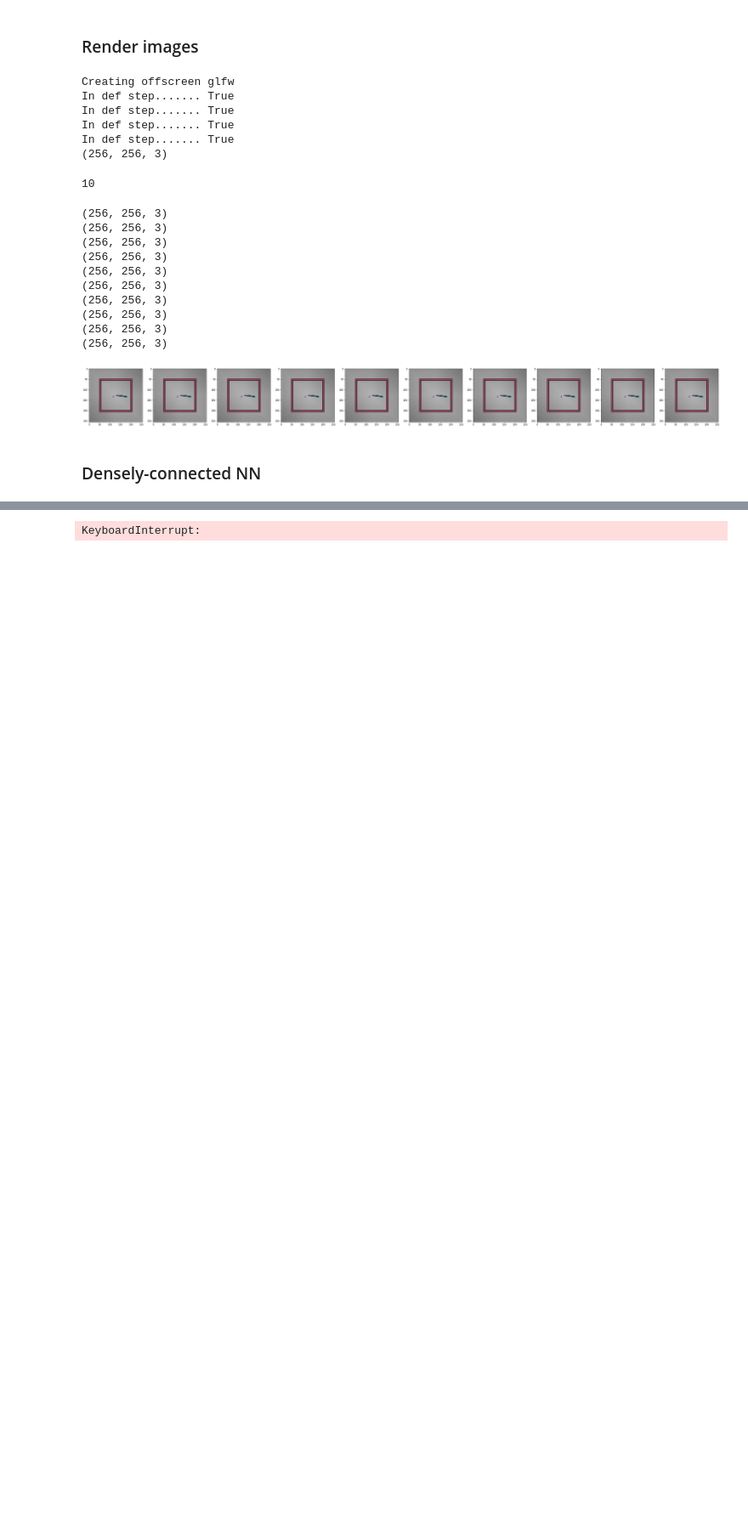
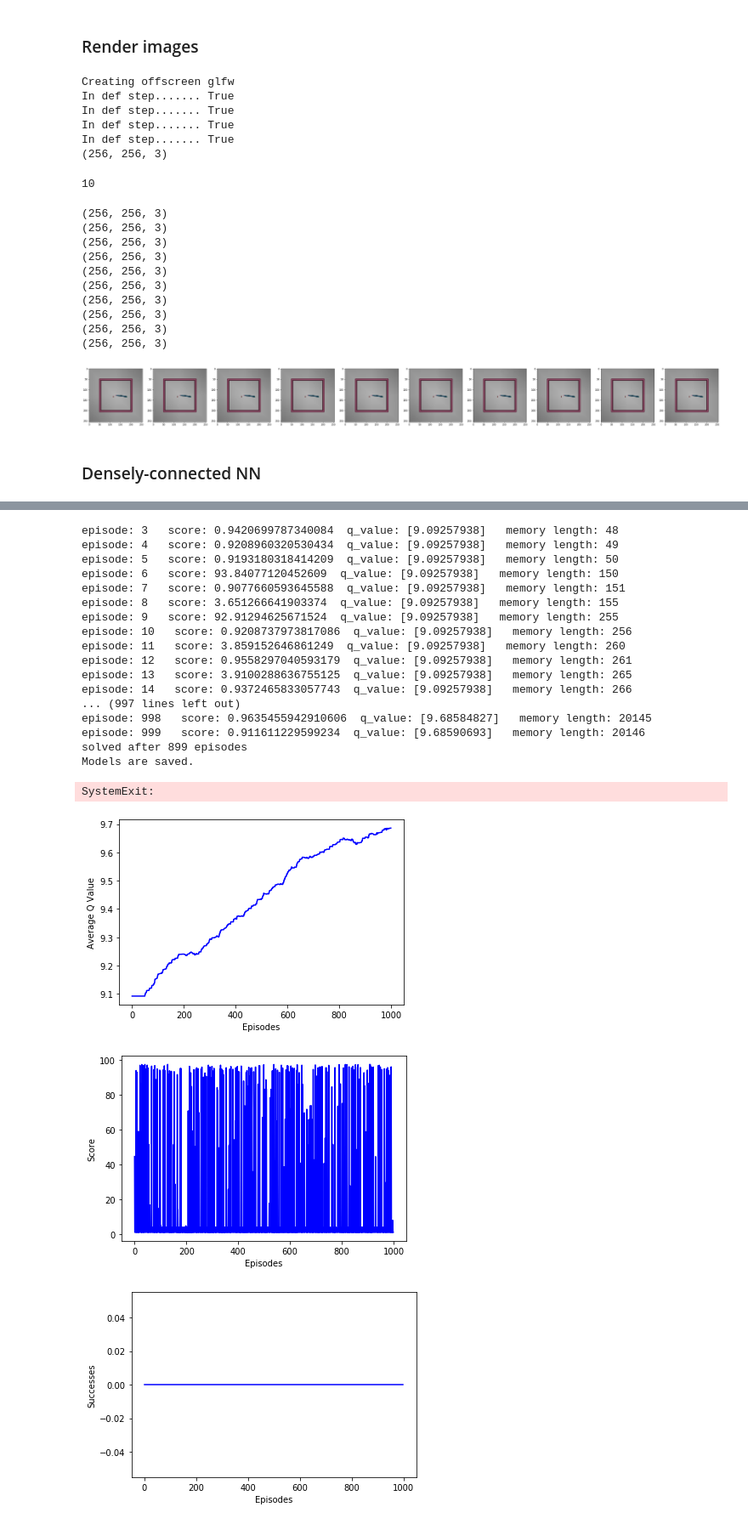
Before and after one commit to chingandy/rl_robotic_manipu, a Jupyter notebook: gym/examples/reacher-v2.ipynb, the cells around one changed output, grey strips where cells are left out. Shown at 85% size. Cells and saved outputs as stored; diff of their text form; code cells hidden in the pictures; blank space fills up the shorter version.

```diff
--- a/gym/examples/reacher-v2.ipynb
+++ b/gym/examples/reacher-v2.ipynb
@@ -30,6 +19,10 @@ env.action_space
 # %%
-for _ in range(1000):
-    action = random.choice(env.action_space)
+step = 0
+for _ in range(200):
+    step += 1
+    print("Step: ", step)
+#     action = random.choice(env.action_space)
+    action = env.action_space[1]
     env.step(action)
     env.render()
 env.close()
@@ -117,7 +126,7 @@ random.seed(1)  # fix the random seed
 class DQNAgent:
     #Constructor for the agent (invoked when DQN is first called in main)
     def __init__(self, state_size, action_space):
-        self.check_solve = False
+        self.check_solve = True
         self.render = True  # visualize the training process
         self.action_space = action_space
         #Get size of state and action
@@ -129,8 +138,8 @@ class DQNAgent:
 ################################################################################
         #Set hyper parameters for the DQN. Do not adjust those labeled as Fixed.
         self.discount_factor = 0.95
-        self.learning_rate = 0.01  # 0.005
-        self.epsilon = 0.02 #Fixed
+        self.learning_rate = 6e-6  # 0.005
+        self.epsilon = 0.1 #Fixed
         self.batch_size = 32 #Fixed
         self.memory_size = 500000  # 1000
         self.train_start = 1000 #Fixed
@@ -161,10 +170,12 @@ class DQNAgent:
         model = Sequential()
         model.add(Dense(16, input_dim=self.state_size, activation='relu',
                         kernel_initializer='he_uniform'))
+        model.add(Dense(16, activation='relu',
+                        kernel_initializer='he_uniform'))
         model.add(Dense(self.action_size, activation='linear',
                         kernel_initializer='he_uniform'))
         model.summary()
-        opt = RMSprop(lr=self.learning_rate, decay=1e-6)
+        opt = Adam(lr=self.learning_rate, decay=1e-6)
         model.compile(loss='mse', optimizer=opt)
 #         model.compile(loss='mse', optimizer=(lr=self.learning_rate))
 
@@ -185,11 +196,7 @@ class DQNAgent:
 
     #Get action from model using epsilon-greedy policy
     def get_action(self, state):
-###############################################################################
-###############################################################################
-        #Insert your e-greedy policy code here
-        #Tip 1: Use the random package to generate a random action.
-        #Tip 2: Use keras.model.predict() to compute Q-values from the state.
+
         if np.random.rand() <= self.epsilon:
             ##############################################################
             # try out the self-designed method
@@ -211,11 +218,12 @@ class DQNAgent:
         else:
             q_value = self.model.predict(state)
             action =  np.argmax(q_value[0])
-#             print("q_value: ", q_value)
-#             print("action: ", action)
-        # action = random.randrange(self.action_size)
-#         print("Action: ", action)
         return action
+    def get_action_test(self, state):
+        q_value = self.model.predict(state)
+        action =  np.argmax(q_value[0])
+        return action
+
 ###############################################################################
 ###############################################################################
     #Save sample <s,a,r,s'> to the replay memory
@@ -318,8 +326,8 @@ if __name__ == "__main__":
     agent = DQNAgent(state_size, env.action_space)
 
     #load the pre-trained model
-    path_to_model = 'model_rms.h5'
-    path_to_target = 'target_model_rms.h5'
+    path_to_model = 'model_adam.h5'
+    path_to_target = 'target_model_adam.h5'
     if os.path.isfile(path_to_model) and os.path.isfile(path_to_target):
         print("Loading the pre-trained model......")
         agent.restore_model(path_to_model, path_to_target)
@@ -412,9 +420,12 @@ if __name__ == "__main__":
                 # if the mean of scores of last 100 episodes is bigger than 195
                 # stop training
                 if agent.check_solve:
-                    if np.mean(scores[-min(100, len(scores)):]) >= 100:
+                    last_hundred_q_mean = np.mean(max_q_mean[-min(100, len(max_q_mean)):])
+                    if abs(last_hundred_q_mean - max_q_mean[e]) / last_hundred_q_mean  <= 0.01:
                         print("solved after", e-100, "episodes")
-                        agent.plot_data(episodes,scores,max_q_mean[:e+1])
+                        agent.save_model(path_to_model, path_to_target)
+                        print("Models are saved.")
+                        agent.plot_data(episodes,scores,max_q_mean[:e+1], success_log)
                         sys.exit()
     agent.plot_data(episodes,scores,max_q_mean, success_log)
     # Save the model
@@ -441 +452,21 @@ episode: 60   score: 0.980885049812625  q_value: [15.25085047]   memory length:
-KeyboardInterrupt:
+episode: 3   score: 0.9420699787340084  q_value: [9.09257938]   memory length: 48
+episode: 4   score: 0.9208960320530434  q_value: [9.09257938]   memory length: 49
+episode: 5   score: 0.9193180318414209  q_value: [9.09257938]   memory length: 50
+episode: 6   score: 93.84077120452609  q_value: [9.09257938]   memory length: 150
+episode: 7   score: 0.9077660593645588  q_value: [9.09257938]   memory length: 151
+episode: 8   score: 3.651266641903374  q_value: [9.09257938]   memory length: 155
+episode: 9   score: 92.91294625671524  q_value: [9.09257938]   memory length: 255
+episode: 10   score: 0.9208737973817086  q_value: [9.09257938]   memory length: 256
+episode: 11   score: 3.859152646861249  q_value: [9.09257938]   memory length: 260
+episode: 12   score: 0.9558297040593179  q_value: [9.09257938]   memory length: 261
+episode: 13   score: 3.9100288636755125  q_value: [9.09257938]   memory length: 265
+episode: 14   score: 0.9372465833057743  q_value: [9.09257938]   memory length: 266
+... (997 lines left out)
+episode: 998   score: 0.9635455942910606  q_value: [9.68584827]   memory length: 20145
+episode: 999   score: 0.911611229599234  q_value: [9.68590693]   memory length: 20146
+solved after 899 episodes
+Models are saved.
+SystemExit:
+[figure, added]
+[figure, added]
+[figure, added]
```
Also changed, not shown: parts of 6 cells of this notebook, 47 other files.
